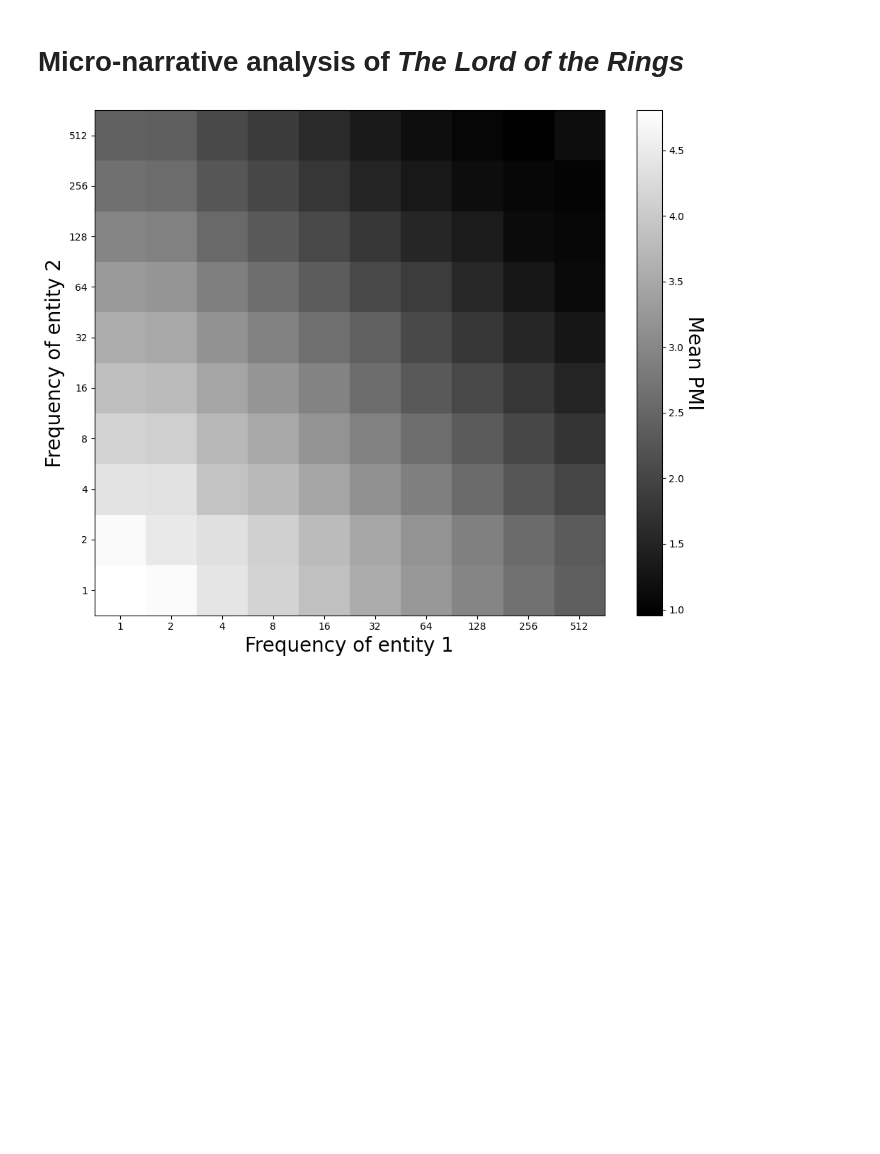
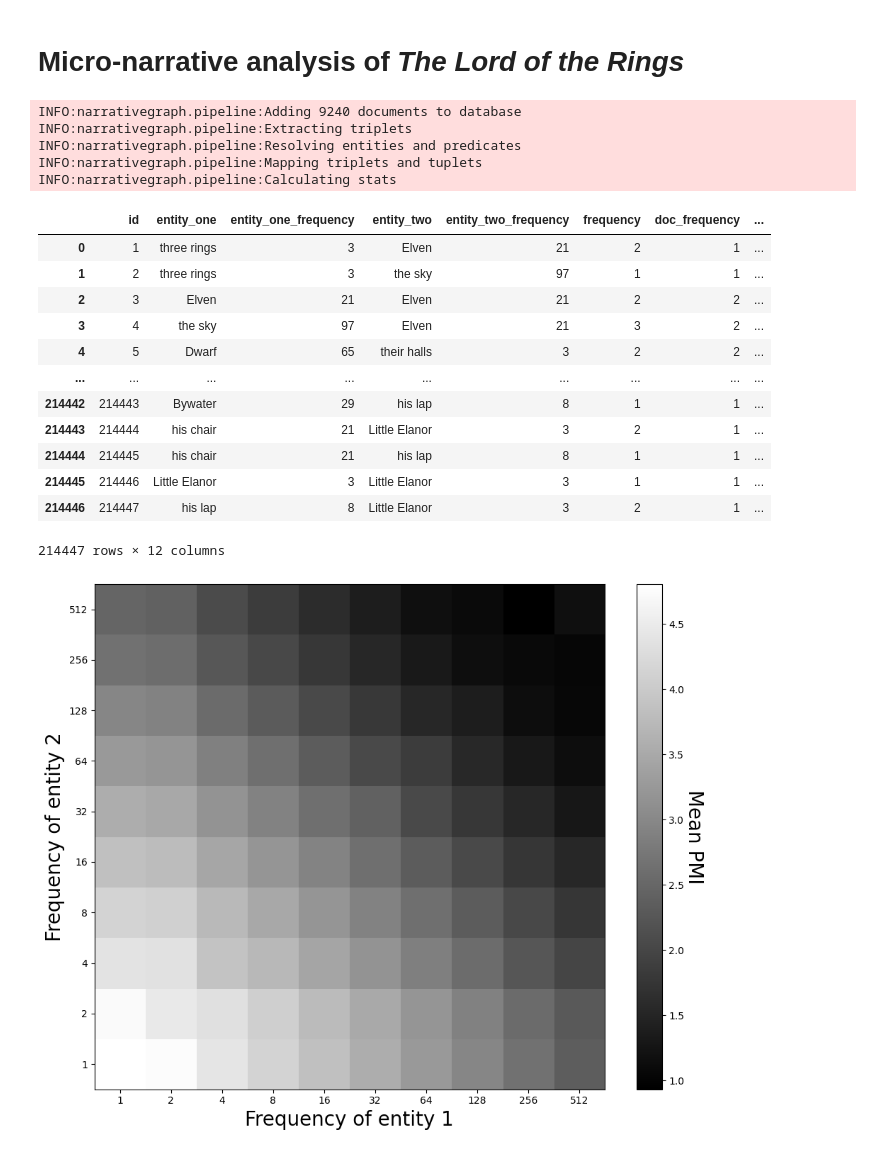
Before and after one commit to KasperFyhn/narrativegraphs, a Jupyter notebook: examples/micro-narratives/lotr-analysis.ipynb, the cells around one changed output. Cells and saved outputs as stored; diff of their text form; code cells hidden in the pictures; blank space fills up the shorter version.

Commit message:
Cooccurrences mostly functional in visualizer

```diff
--- a/examples/micro-narratives/lotr-analysis.ipynb
+++ b/examples/micro-narratives/lotr-analysis.ipynb
@@ -17,7 +17,7 @@ for file in glob.glob("input/*.txt"):
 from narrativegraph import NarrativeGraph
 from narrativegraph.nlp.extraction.spacy import NaiveSpacyTripletExtractor
 
-if os.path.exists("lotr.sqlite"):
+if os.path.exists("lotr.sqlite") and False:
     model = NarrativeGraph.load("lotr.sqlite")
 else:
     model = NarrativeGraph(
@@ -28,6 +28,28 @@ else:
         sqlite_db_path="lotr.sqlite",
         on_existing_db="overwrite"
     ).fit(docs)
+# %% [output]
+INFO:narrativegraph.pipeline:Adding 9240 documents to database
+INFO:narrativegraph.pipeline:Extracting triplets
+INFO:narrativegraph.pipeline:Resolving entities and predicates
+INFO:narrativegraph.pipeline:Mapping triplets and tuplets
+INFO:narrativegraph.pipeline:Calculating stats
+# %%
+model.cooccurrences_
+# %% [output]
+|  | id | entity_one | entity_one_frequency | entity_two | entity_two_frequency | frequency | doc_frequency | ... |
+| 0 | 1 | three rings | 3 | Elven | 21 | 2 | 1 | ... |
+| 1 | 2 | three rings | 3 | the sky | 97 | 1 | 1 | ... |
+| 2 | 3 | Elven | 21 | Elven | 21 | 2 | 2 | ... |
+| 3 | 4 | the sky | 97 | Elven | 21 | 3 | 2 | ... |
+| 4 | 5 | Dwarf | 65 | their halls | 3 | 2 | 2 | ... |
+| ... | ... | ... | ... | ... | ... | ... | ... | ... |
+| 214442 | 214443 | Bywater | 29 | his lap | 8 | 1 | 1 | ... |
+| 214443 | 214444 | his chair | 21 | Little Elanor | 3 | 2 | 1 | ... |
+| 214444 | 214445 | his chair | 21 | his lap | 8 | 1 | 1 | ... |
+| 214445 | 214446 | Little Elanor | 3 | Little Elanor | 3 | 1 | 1 | ... |
+| 214446 | 214447 | his lap | 8 | Little Elanor | 3 | 2 | 1 | ... |
+214447 rows × 12 columns
 # %%
 from sharedutils import visualize_pmi_by_frequency
 
```
Also changed, not shown: parts of 1 cell of this notebook, 23 other files.
